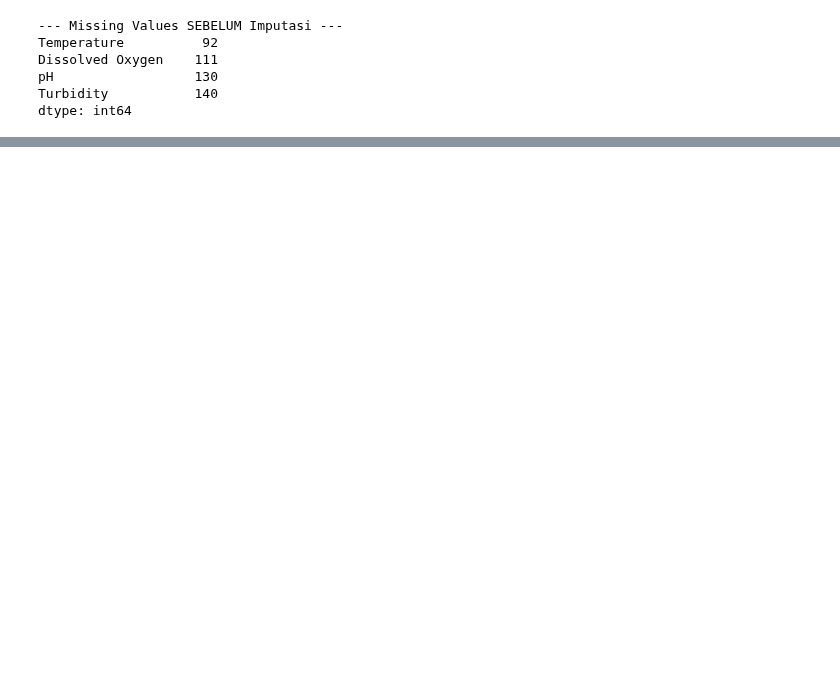
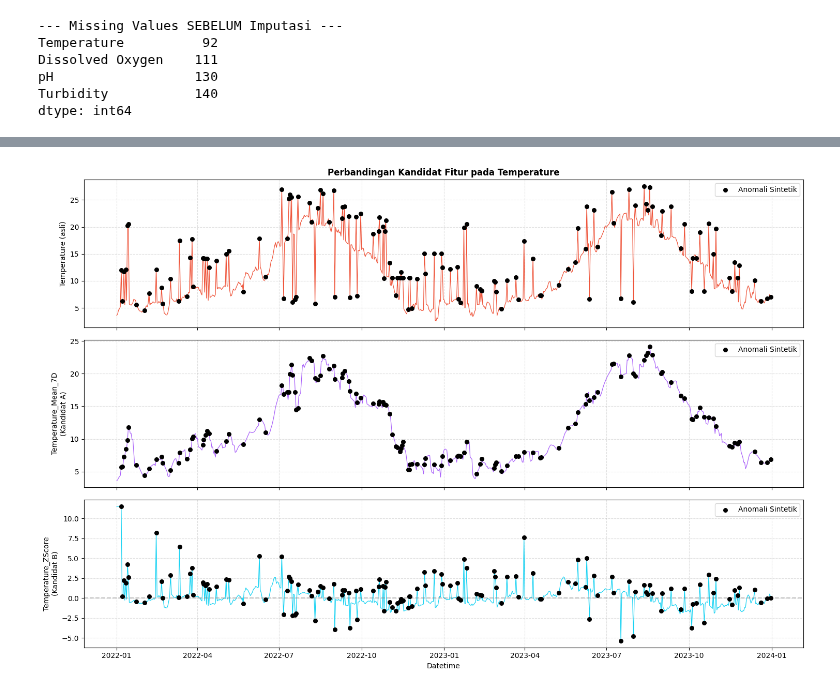
Before and after one commit to aDJi2003/water-anomaly-detection, a Jupyter notebook: notebook/main.ipynb, the cells around one changed output, grey strips where cells are left out. Drawn from its saved outputs; the diff is of its cells as text; code cells hidden in the pictures; blank space fills up the shorter version.

```diff
--- a/notebook/main.ipynb
+++ b/notebook/main.ipynb
@@ -724,0 +428,32 @@ weighted avg       0.95      0.95      0.94       730
+# %%
+fig, axes = plt.subplots(3, 1, figsize=(15, 10), sharex=True)
+anomaly_mask = test_feat['Label'] == 1
+
+# (1) Temperature asli
+axes[0].plot(test_feat.index, test_feat['Temperature'], color='#EF553B', linewidth=0.9)
+axes[0].scatter(test_feat.index[anomaly_mask], test_feat['Temperature'][anomaly_mask],
+                color='black', s=30, zorder=5, label='Anomali Sintetik')
+axes[0].set_ylabel('Temperature (asli)')
+axes[0].set_title("Perbandingan Kandidat Fitur pada Temperature", fontweight='bold')
+axes[0].legend(); axes[0].grid(True, linestyle='--', alpha=0.4)
+
+# (2) Kandidat A: Rolling Mean 7D
+axes[1].plot(test_feat.index, test_feat['Temperature_Mean_7D'], color='#AB63FA', linewidth=0.9)
+axes[1].scatter(test_feat.index[anomaly_mask], test_feat['Temperature_Mean_7D'][anomaly_mask],
+                color='black', s=30, zorder=5, label='Anomali Sintetik')
+axes[1].set_ylabel('Temperature_Mean_7D\n(Kandidat A)')
+axes[1].legend(); axes[1].grid(True, linestyle='--', alpha=0.4)
+
+# (3) Kandidat B: Causal Z-Score
+axes[2].plot(test_feat.index, test_feat['Temperature_ZScore'], color='#19D3F3', linewidth=0.9)
+axes[2].scatter(test_feat.index[anomaly_mask], test_feat['Temperature_ZScore'][anomaly_mask],
+                color='black', s=30, zorder=5, label='Anomali Sintetik')
+axes[2].axhline(0, color='gray', linestyle='--', alpha=0.5)
+axes[2].set_ylabel('Temperature_ZScore\n(Kandidat B)')
+axes[2].set_xlabel('Datetime')
+axes[2].legend(); axes[2].grid(True, linestyle='--', alpha=0.4)
+
+plt.tight_layout()
+plt.show()
+# %% [output]
+[figure, added]
```
Also changed, not shown: parts of 148 cells of this notebook, 3 other files.
